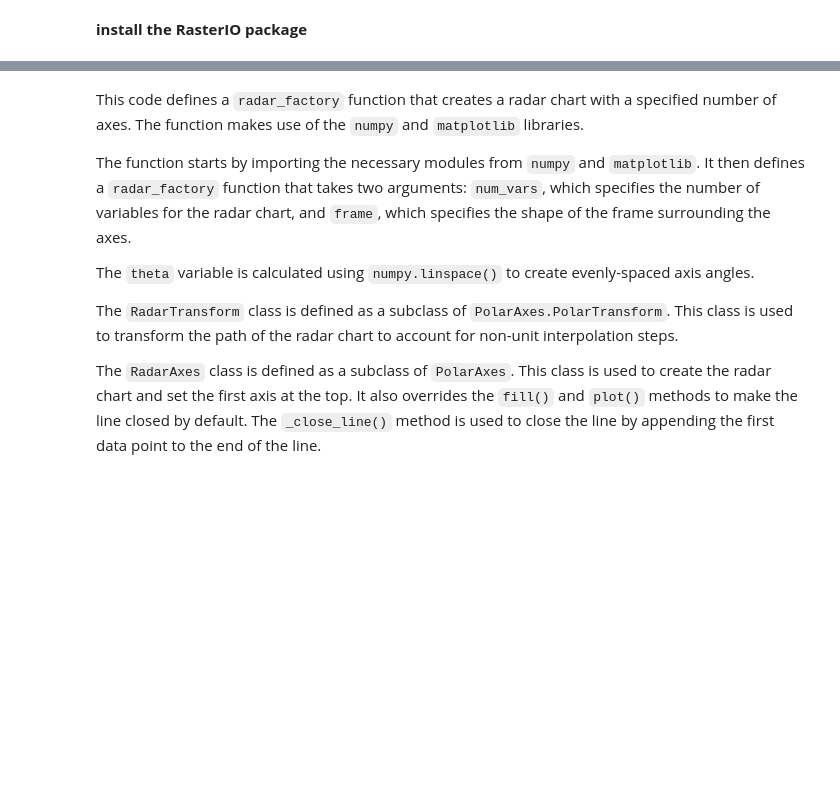
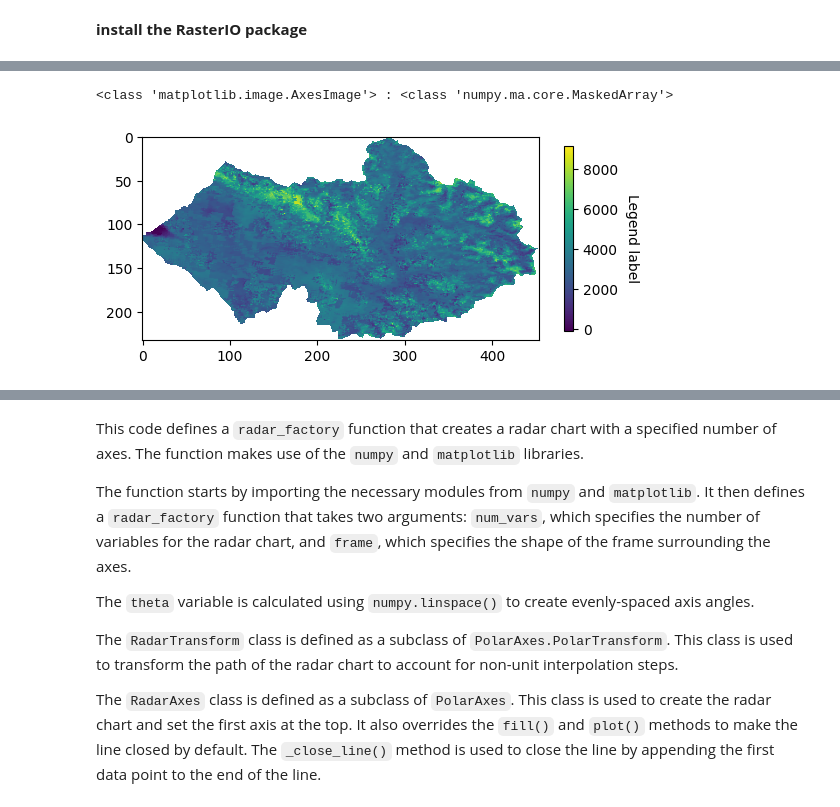
Before and after one commit to 1kaiser/Snow-cover-area-estimation, a Jupyter notebook: PlottingTool.ipynb, the cells around one changed output, grey strips where cells are left out. Saved outputs shown, nothing was run; the diff lists cells and outputs as text; code cells hidden in the pictures; blank space fills up the shorter version.

```diff
--- a/PlottingTool.ipynb
+++ b/PlottingTool.ipynb
@@ -239,32 +295,40 @@ print(len(imgs_path_b2))
 # %%
 #test
 import rasterio
 from rasterio.plot import show
 import matplotlib.pyplot as plt
 
+# Open the DEM raster file
+dem_in = rasterio.open('/content/DEM.tif')
+dem_data = dem_in.read(1, masked=True)
+
 # Open the raster file
 with rasterio.open(imgs_path_b2[4]) as src:
     # Read the raster data
-    data = src.read(1)
+    data = src.read(1, masked=True)
 
     # Create a plot
     fig, ax = plt.subplots()
 
     # Show the raster on the plot
+    ax.imshow(dem_data)
     im = ax.imshow(data)
     print(type(im), ":", type(data))
 
     # Add a legend
     cbar = plt.colorbar(im, ax=ax, shrink=0.5)
 
     # Set the label for the legend
     cbar.ax.set_ylabel('Legend label', rotation=270, labelpad=15)
 
     # Show the plot
     plt.show()
 
 
 #test
+# %% [output]
+<class 'matplotlib.image.AxesImage'> : <class 'numpy.ma.core.MaskedArray'>
+[figure, added]
 # %%
 import os
 import glob
```
Also changed, not shown: parts of 4 cells of this notebook.
